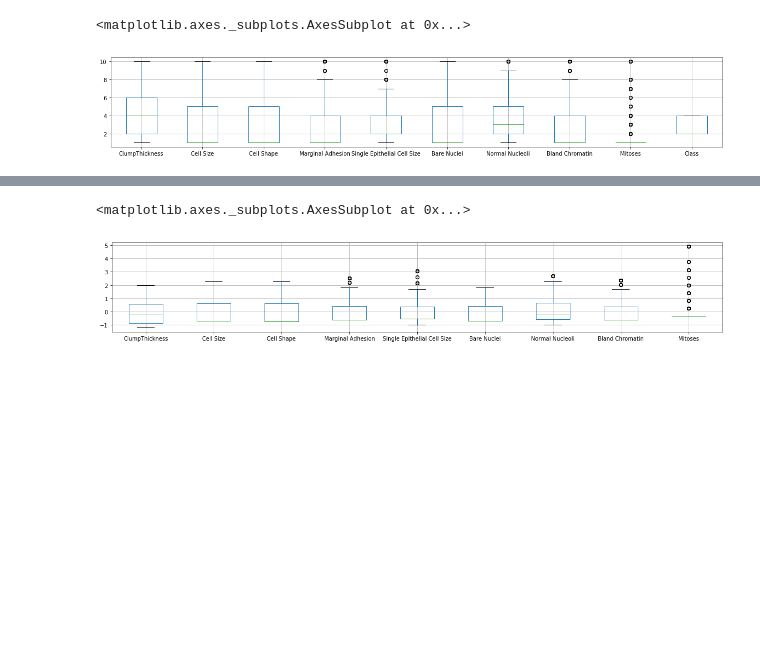
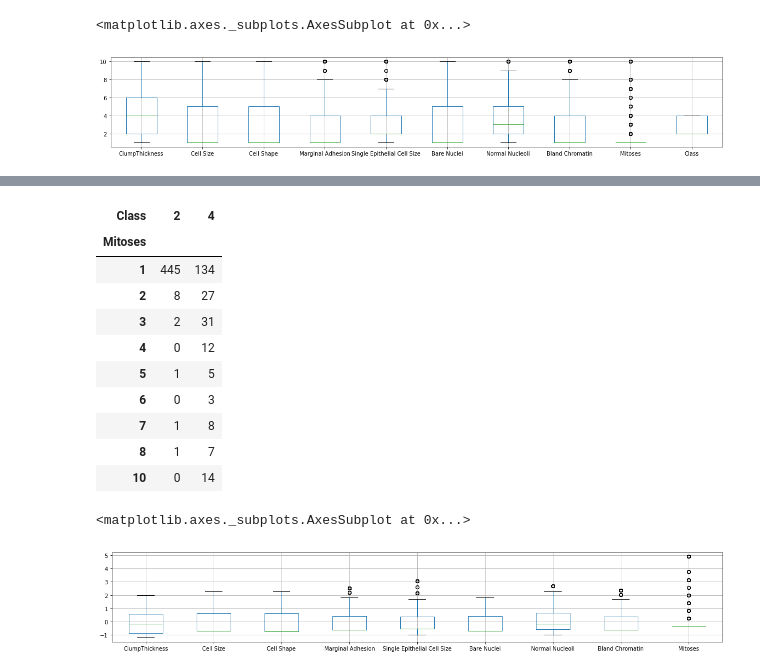
Before and after one commit to GreatLearningAIML1/bangalore-feb-batch-suchismitade, a Jupyter notebook: R5_Internal_Lab_PCA.ipynb, the cells around one changed output, grey strips where cells are left out. Saved outputs shown, nothing was run; the diff lists cells and outputs as text; code cells hidden in the pictures; blank space fills up the shorter version.

```diff
--- a/R5_Internal_Lab_PCA.ipynb
+++ b/R5_Internal_Lab_PCA.ipynb
@@ -200,3 +253,17 @@ df.boxplot(figsize=(20, 3))
+# %%
+pd.crosstab(df['Mitoses'],df['Class'])
+# %% [output]
+| Class | 2 | 4 |
+| Mitoses |  |  |
+| 1 | 445 | 134 |
+| 2 | 8 | 27 |
+| 3 | 2 | 31 |
+| 4 | 0 | 12 |
+| 5 | 1 | 5 |
+| 6 | 0 | 3 |
+| 7 | 1 | 8 |
+| 8 | 1 | 7 |
+| 10 | 0 | 14 |
 # %%
 # Prepare X and Y
 X = df.drop("Class", axis=1)
```
Also changed, not shown: parts of 10 cells of this notebook.
